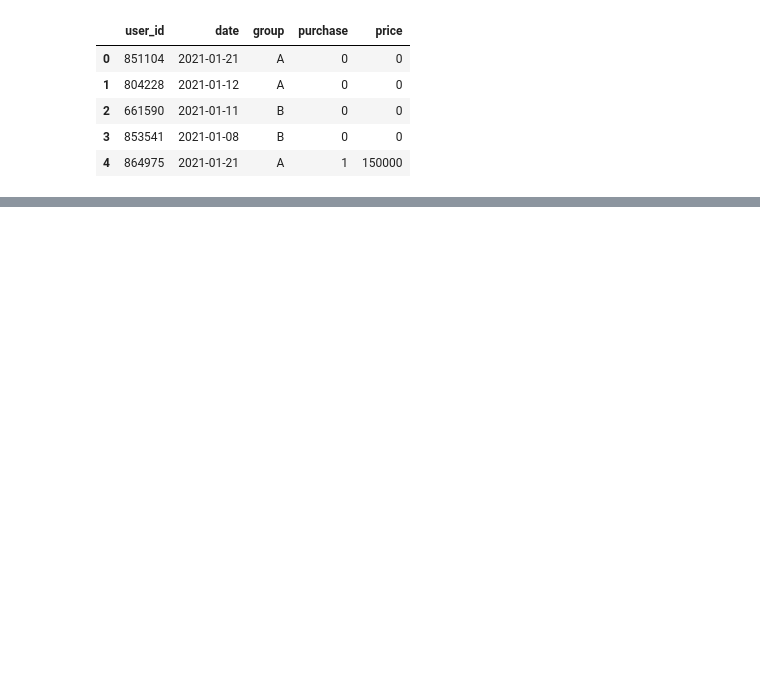
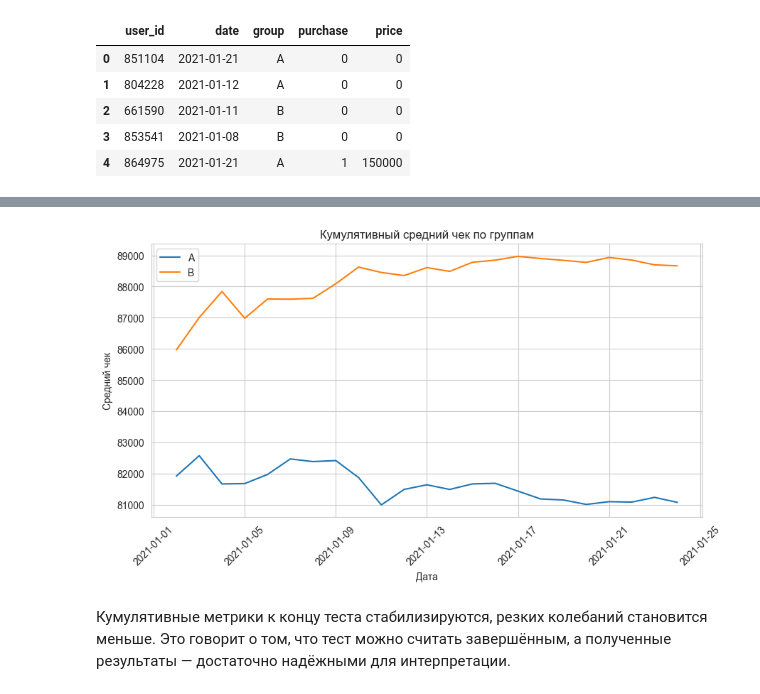
Before and after one commit to step4k777/travel-agency-ab-test, a Jupyter notebook: travel-agency-ab-test.ipynb, the cells around one changed output, grey strips where cells are left out. Cells and saved outputs as stored; diff of their text form; code cells hidden in the pictures; blank space fills up the shorter version.

```diff
--- a/travel-agency-ab-test.ipynb
+++ b/travel-agency-ab-test.ipynb
@@ -23,0 +240,15 @@ df.head()
+# %%
+for group in daily['group'].unique():
+    temp = daily[daily['group'] == group]
+    plt.plot(temp['date'], temp['cum_avg_check'], label=group)
+
+plt.title('Кумулятивный средний чек по группам')
+plt.xlabel('Дата')
+plt.ylabel('Средний чек')
+plt.legend()
+plt.xticks(rotation=45)
+plt.show()
+# %% [output]
+[figure, added]
+# %% [markdown]
+Кумулятивные метрики к концу теста стабилизируются, резких колебаний становится меньше. Это говорит о том, что тест можно считать завершённым, а полученные результаты — достаточно надёжными для интерпретации.
```
Also changed, not shown: parts of 36 cells of this notebook, 2 other files.
